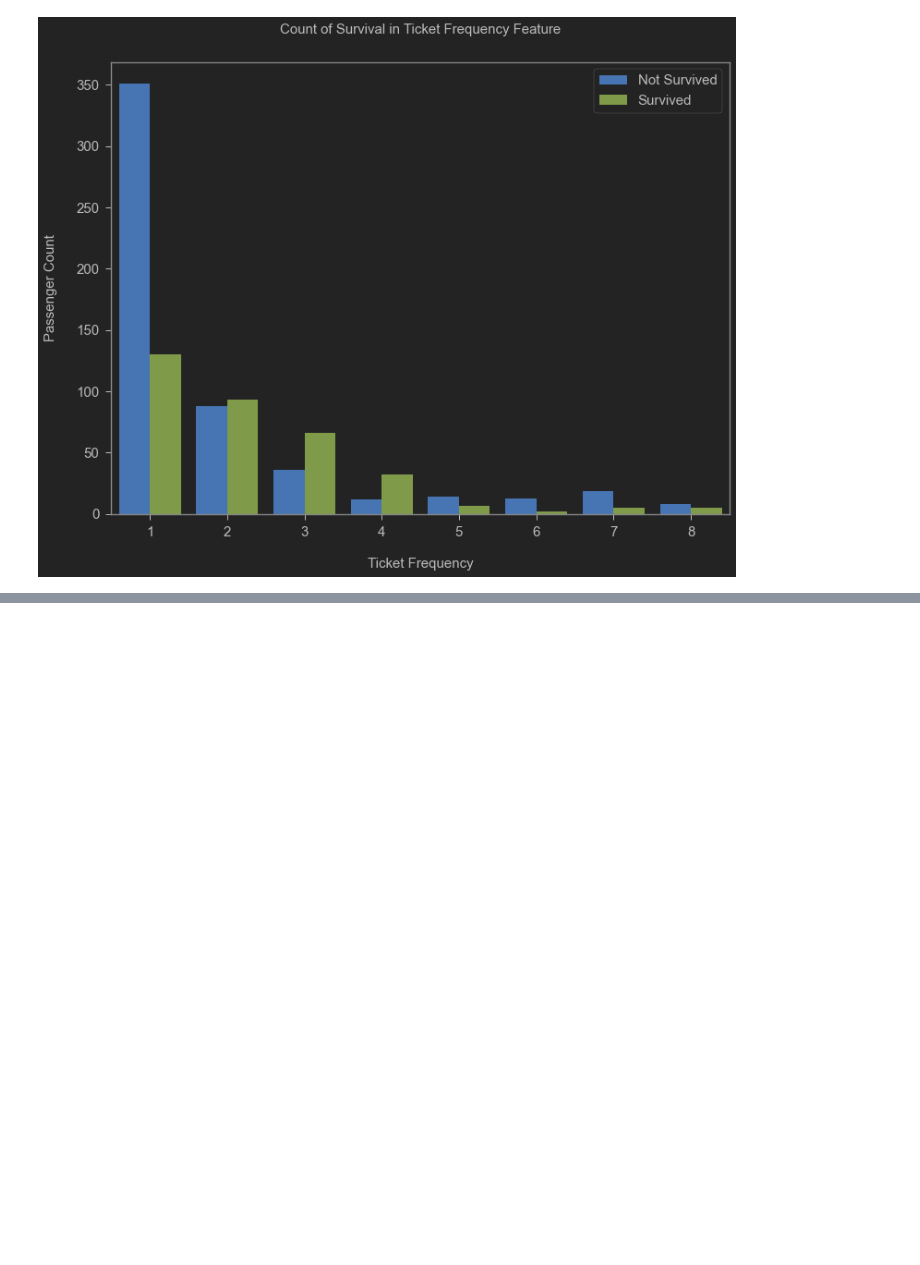
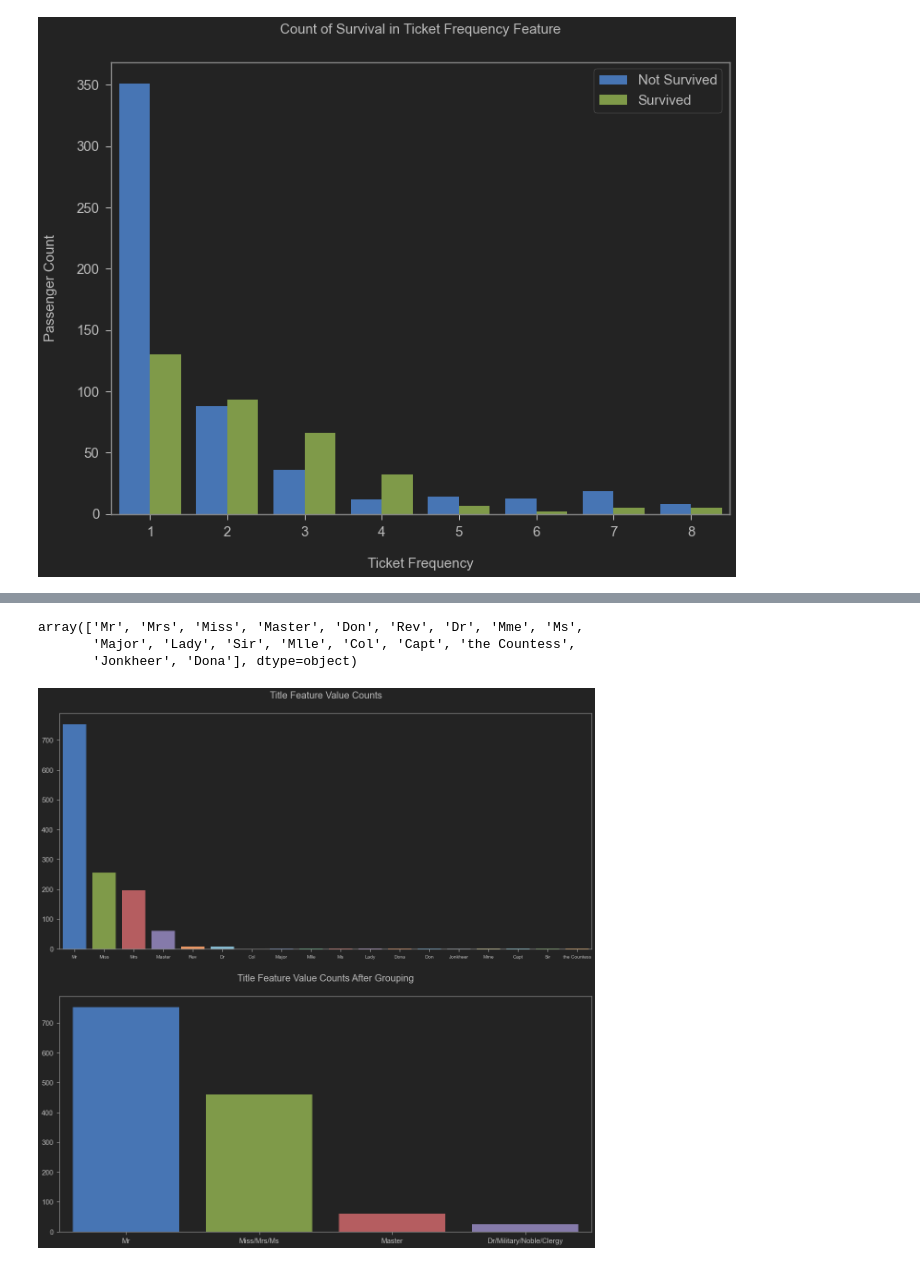
Before and after one commit to henrylao/kaggle-titanic, a Jupyter notebook: kaggle-titanic-notebook.ipynb, the cells around one changed output, grey strips where cells are left out. Drawn from its saved outputs; the diff is of its cells as text; code cells hidden in the pictures; blank space fills up the shorter version.

```diff
--- a/kaggle-titanic-notebook.ipynb
+++ b/kaggle-titanic-notebook.ipynb
@@ -1711,0 +1779,3 @@ plt.show()
+# %%
+full_data['Title'] = full_data['Name'].str.split(', ', expand=True)[1].str.split('.', expand=True)[0]
+full_data.head()
@@ -1711,0 +1789,27 @@ plt.show()
+# %%
+full_data.Title.unique()
+# %% [output]
+array(['Mr', 'Mrs', 'Miss', 'Master', 'Don', 'Rev', 'Dr', 'Mme', 'Ms',
+       'Major', 'Lady', 'Sir', 'Mlle', 'Col', 'Capt', 'the Countess',
+       'Jonkheer', 'Dona'], dtype=object)
+# %%
+fig, axs = plt.subplots(nrows=2, figsize=(20, 20))
+sns.barplot(x=full_data['Title'].value_counts().index, y=full_data['Title'].value_counts().values, ax=axs[0])
+
+axs[0].tick_params(axis='x', labelsize=10)
+axs[1].tick_params(axis='x', labelsize=15)
+
+for i in range(2):
+    axs[i].tick_params(axis='y', labelsize=15)
+
+axs[0].set_title('Title Feature Value Counts', size=20, y=1.05)
+
+full_data['Title'] = full_data['Title'].replace(['Miss', 'Mrs','Ms', 'Mlle', 'Lady', 'Mme', 'the Countess', 'Dona'], 'Miss/Mrs/Ms')
+full_data['Title'] = full_data['Title'].replace(['Dr', 'Col', 'Major', 'Jonkheer', 'Capt', 'Sir', 'Don', 'Rev'], 'Dr/Military/Noble/Clergy')
+
+sns.barplot(x=full_data['Title'].value_counts().index, y=full_data['Title'].value_counts().values, ax=axs[1])
+axs[1].set_title('Title Feature Value Counts After Grouping', size=20, y=1.05)
+
+plt.show()
+# %% [output]
+[figure, added]
```
Also changed, not shown: parts of 51 cells of this notebook.
